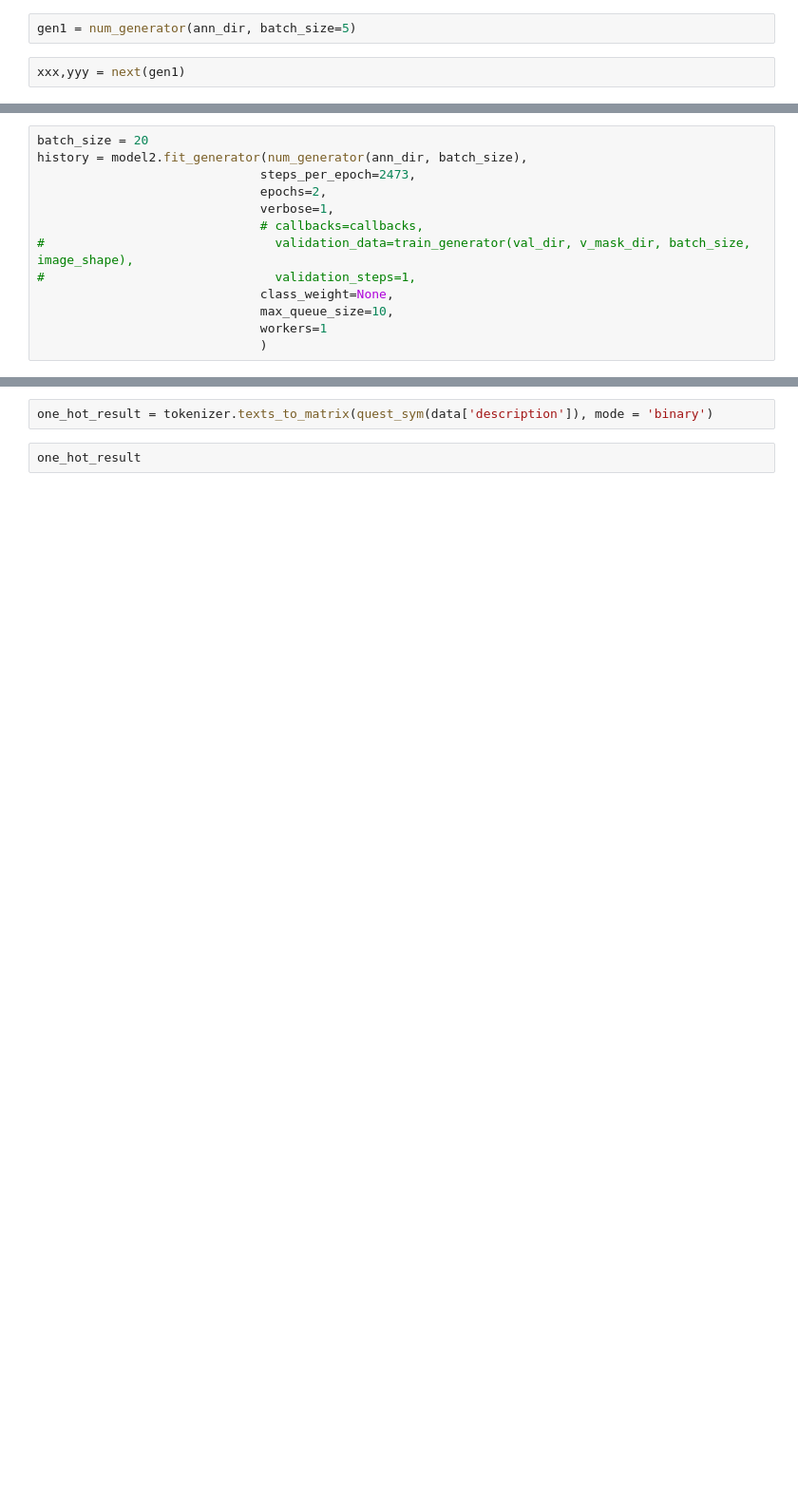
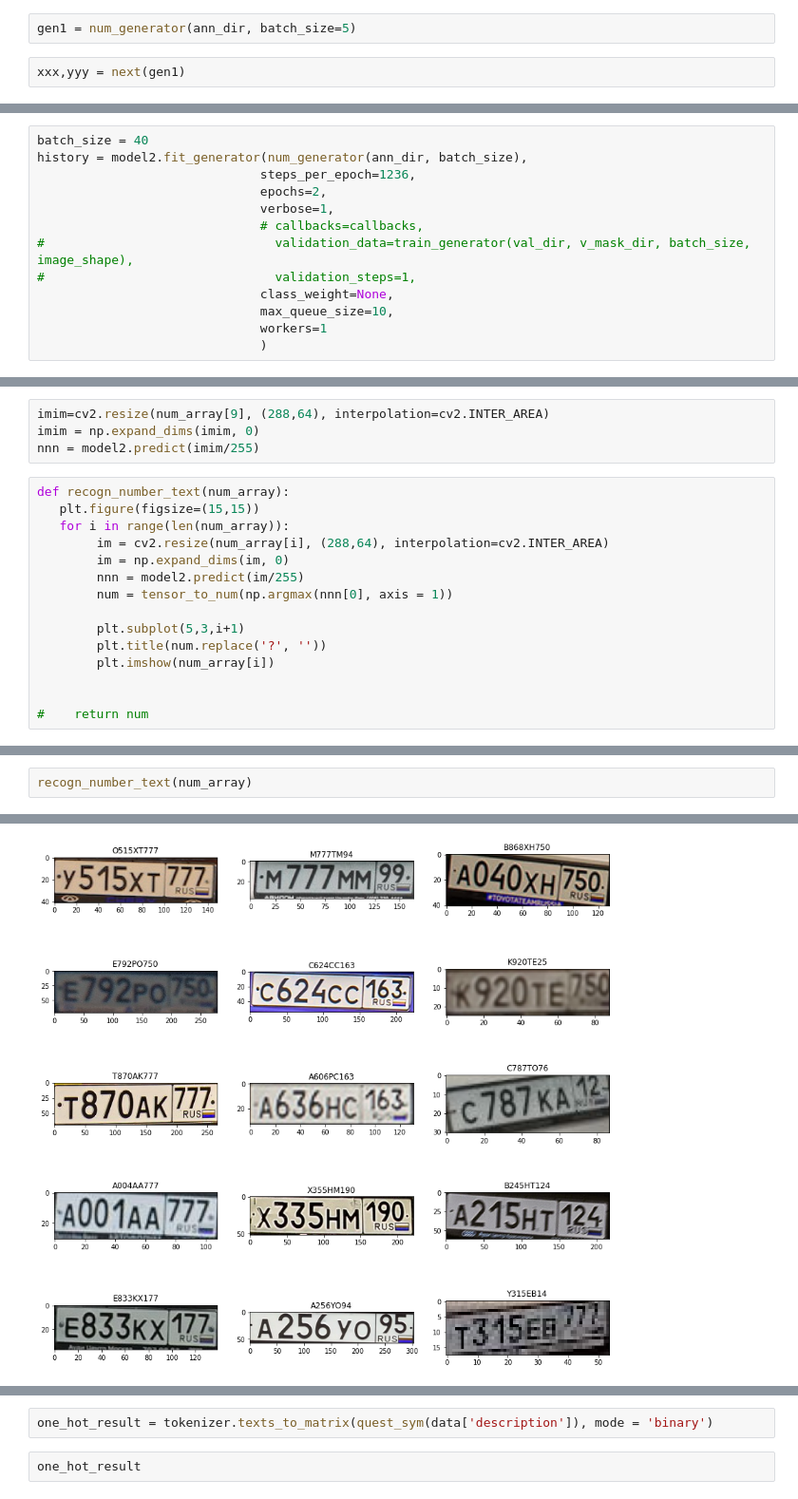
Before and after one commit to pavell3333/car_num, a Jupyter notebook: car_num.ipynb, the cells around one changed output, grey strips where cells are left out. Shown at 95% size. Cells and saved outputs as stored; diff of their text form; blank space fills up the shorter version.

```diff
--- a/car_num.ipynb
+++ b/car_num.ipynb
@@ -472,7 +479,7 @@ ________________________________________________________________________________
 # %%
-batch_size = 20
+batch_size = 40
 history = model2.fit_generator(num_generator(ann_dir, batch_size),
-                              steps_per_epoch=2473,
+                              steps_per_epoch=1236,
                               epochs=2,
                               verbose=1,
                               # callbacks=callbacks,
@@ -484,0 +504,19 @@ history = model2.fit_generator(num_generator(ann_dir, batch_size),
+# %%
+imim=cv2.resize(num_array[9], (288,64), interpolation=cv2.INTER_AREA)
+imim = np.expand_dims(imim, 0)
+nnn = model2.predict(imim/255)
+# %%
+def recogn_number_text(num_array):
+   plt.figure(figsize=(15,15))
+   for i in range(len(num_array)):
+        im = cv2.resize(num_array[i], (288,64), interpolation=cv2.INTER_AREA)
+        im = np.expand_dims(im, 0)
+        nnn = model2.predict(im/255)
+        num = tensor_to_num(np.argmax(nnn[0], axis = 1))
+
+        plt.subplot(5,3,i+1)
+        plt.title(num.replace('?', ''))
+        plt.imshow(num_array[i])
+
+
+#    return num
@@ -484,0 +525,3 @@ history = model2.fit_generator(num_generator(ann_dir, batch_size),
+# %%
+recogn_number_text(num_array)
+# %% [output]
@@ -484,0 +529 @@ history = model2.fit_generator(num_generator(ann_dir, batch_size),
+[figure, added]
```
Also changed, not shown: parts of 20 cells of this notebook.
